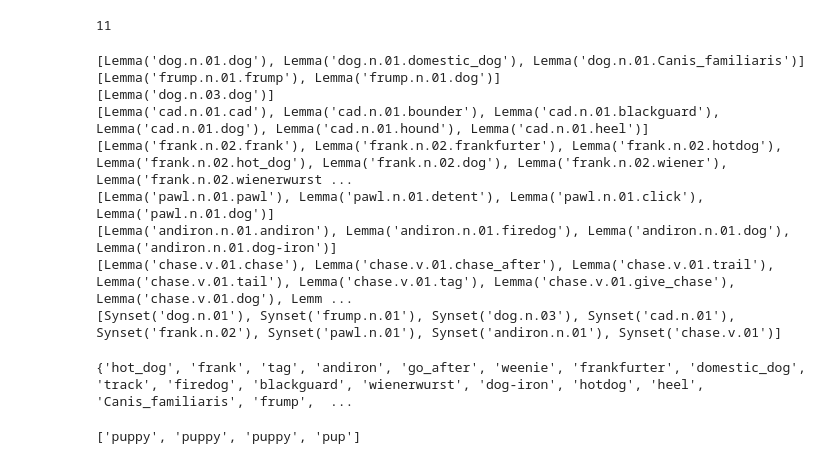
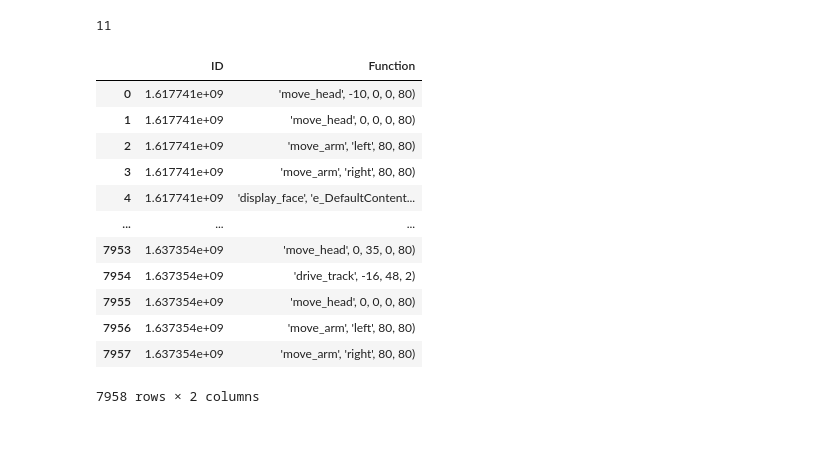
Before and after one commit to Diginyx/hadreb, a Jupyter notebook: MapFunctionsToInternalStates.ipynb, the cells around one changed output. Saved outputs shown, nothing was run; the diff lists cells and outputs as text; code cells hidden in the pictures; blank space fills up the shorter version.

```diff
--- a/MapFunctionsToInternalStates.ipynb
+++ b/MapFunctionsToInternalStates.ipynb
@@ -83,44 +83,21 @@ id:  1
 print(len(linesByID['1617740862.2616577']))
 # %% [output]
 11
-# %%
-synonyms = list()
-synonyms.extend(wordnet.synsets('dog'))
-for word in synonyms:
-    print(word.lemmas())
-print(synonyms)
-# %% [output]
-[Lemma('dog.n.01.dog'), Lemma('dog.n.01.domestic_dog'), Lemma('dog.n.01.Canis_familiaris')]
-[Lemma('frump.n.01.frump'), Lemma('frump.n.01.dog')]
-[Lemma('dog.n.03.dog')]
-[Lemma('cad.n.01.cad'), Lemma('cad.n.01.bounder'), Lemma('cad.n.01.blackguard'), Lemma('cad.n.01.dog'), Lemma('cad.n.01.hound'), Lemma('cad.n.01.heel')]
-[Lemma('frank.n.02.frank'), Lemma('frank.n.02.frankfurter'), Lemma('frank.n.02.hotdog'), Lemma('frank.n.02.hot_dog'), Lemma('frank.n.02.dog'), Lemma('frank.n.02.wiener'), Lemma('frank.n.02.wienerwurst ...
-[Lemma('pawl.n.01.pawl'), Lemma('pawl.n.01.detent'), Lemma('pawl.n.01.click'), Lemma('pawl.n.01.dog')]
-[Lemma('andiron.n.01.andiron'), Lemma('andiron.n.01.firedog'), Lemma('andiron.n.01.dog'), Lemma('andiron.n.01.dog-iron')]
-[Lemma('chase.v.01.chase'), Lemma('chase.v.01.chase_after'), Lemma('chase.v.01.trail'), Lemma('chase.v.01.tail'), Lemma('chase.v.01.tag'), Lemma('chase.v.01.give_chase'), Lemma('chase.v.01.dog'), Lemm ...
-[Synset('dog.n.01'), Synset('frump.n.01'), Synset('dog.n.03'), Synset('cad.n.01'), Synset('frank.n.02'), Synset('pawl.n.01'), Synset('andiron.n.01'), Synset('chase.v.01')]
-# %%
-import nltk
-from nltk.corpus import wordnet
-synonyms = []
-antonyms = []
-
-for syn in wordnet.synsets("dog"):
-    for l in syn.lemmas():
-        synonyms.append(l.name())
-
-print(set(synonyms))
-# %% [output]
-{'hot_dog', 'frank', 'tag', 'andiron', 'go_after', 'weenie', 'frankfurter', 'domestic_dog', 'track', 'firedog', 'blackguard', 'wienerwurst', 'dog-iron', 'hotdog', 'heel', 'Canis_familiaris', 'frump',  ...
-# %%
-query = 'puppy'
-split_query = query.split()
-synonyms = list()
-for term in split_query:
-    synonyms.extend(wordnet.synsets(term))
-for syn in synonyms:
-    for l in syn.lemmas():
-        split_query.append(l.name())
-print(split_query)
-# %% [output]
-['puppy', 'puppy', 'puppy', 'pup']
+# %%
+misty_functions = pd.read_csv (r'functions_misty_no_dashes.txt', sep='(')
+misty_functions.to_csv (r'functions_misty_no_dashes.csv', index = None)
+misty_functions
+# %% [output]
+|  | ID | Function |
+| 0 | 1.617741e+09 | 'move_head', -10, 0, 0, 80) |
+| 1 | 1.617741e+09 | 'move_head', 0, 0, 0, 80) |
+| 2 | 1.617741e+09 | 'move_arm', 'left', 80, 80) |
+| 3 | 1.617741e+09 | 'move_arm', 'right', 80, 80) |
+| 4 | 1.617741e+09 | 'display_face', 'e_DefaultContent... |
+| ... | ... | ... |
+| 7953 | 1.637354e+09 | 'move_head', 0, 35, 0, 80) |
+| 7954 | 1.637354e+09 | 'drive_track', -16, 48, 2) |
+| 7955 | 1.637354e+09 | 'move_head', 0, 0, 0, 80) |
+| 7956 | 1.637354e+09 | 'move_arm', 'left', 80, 80) |
+| 7957 | 1.637354e+09 | 'move_arm', 'right', 80, 80) |
+7958 rows × 2 columns
```
Also changed, not shown: parts of 3 cells of this notebook, 5 other files.
